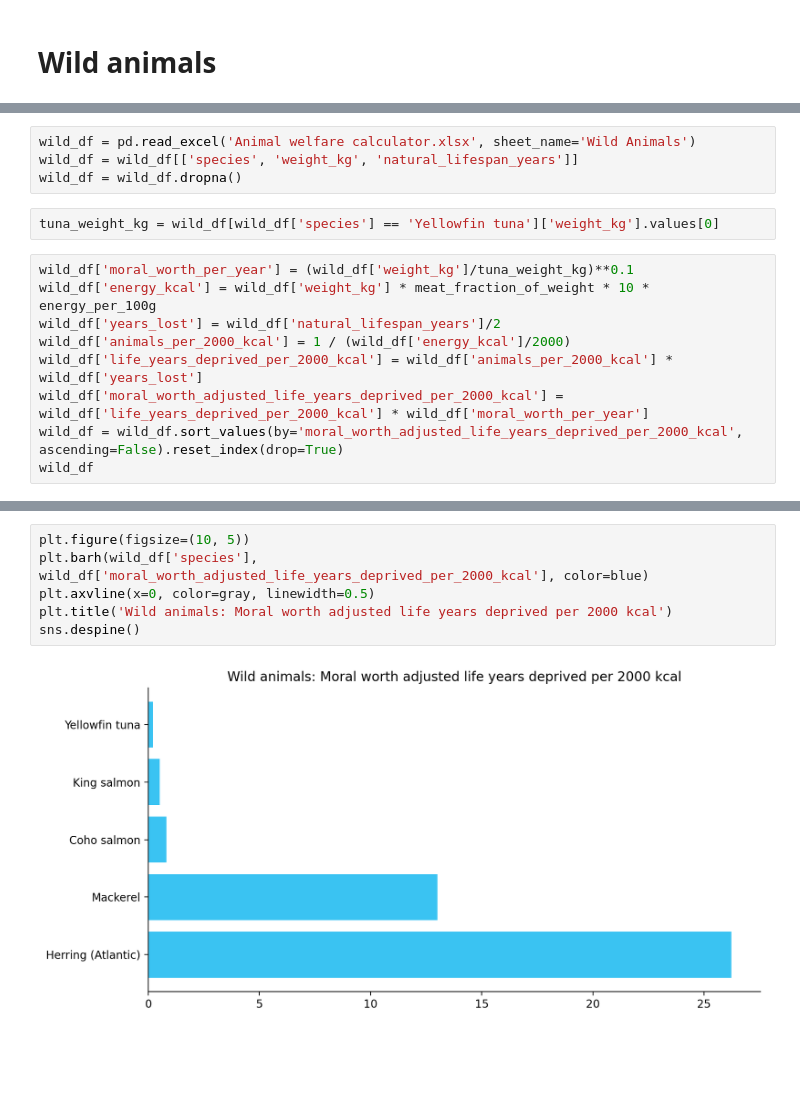
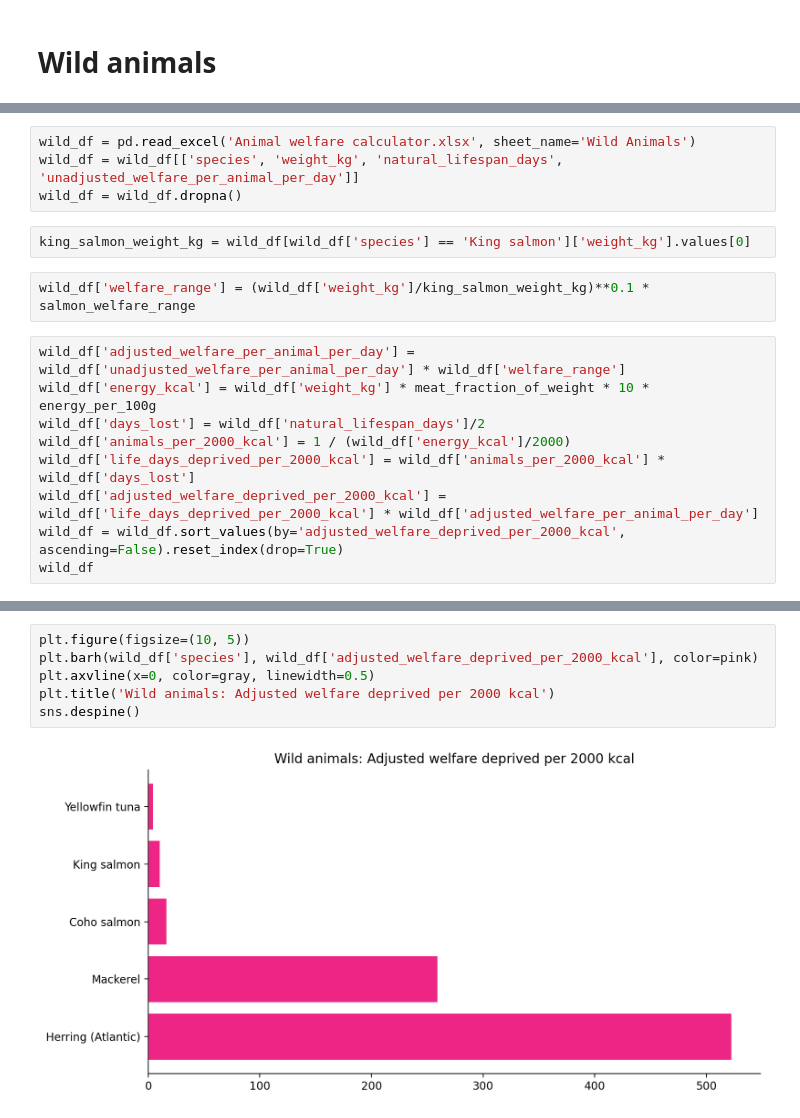
Before and after one commit to csaid/BlogProjects, a Jupyter notebook: 2025_beefotunatarianism/Animal welfare calculator.ipynb, the cells around one changed output, grey strips where cells are left out. Saved outputs shown, nothing was run; the diff lists cells and outputs as text; blank space fills up the shorter version.

```diff
--- a/2025_beefotunatarianism/Animal welfare calculator.ipynb
+++ b/2025_beefotunatarianism/Animal welfare calculator.ipynb
@@ -106,16 +108,18 @@ energy_per_100g = 150
 # %%
 wild_df = pd.read_excel('Animal welfare calculator.xlsx', sheet_name='Wild Animals')
-wild_df = wild_df[['species', 'weight_kg', 'natural_lifespan_years']]
+wild_df = wild_df[['species', 'weight_kg', 'natural_lifespan_days', 'unadjusted_welfare_per_animal_per_day']]
 wild_df = wild_df.dropna()
 # %%
-tuna_weight_kg = wild_df[wild_df['species'] == 'Yellowfin tuna']['weight_kg'].values[0]
+king_salmon_weight_kg = wild_df[wild_df['species'] == 'King salmon']['weight_kg'].values[0]
+# %%
+wild_df['welfare_range'] = (wild_df['weight_kg']/king_salmon_weight_kg)**0.1 * salmon_welfare_range
 # %%
-wild_df['moral_worth_per_year'] = (wild_df['weight_kg']/tuna_weight_kg)**0.1
+wild_df['adjusted_welfare_per_animal_per_day'] = wild_df['unadjusted_welfare_per_animal_per_day'] * wild_df['welfare_range']
 wild_df['energy_kcal'] = wild_df['weight_kg'] * meat_fraction_of_weight * 10 * energy_per_100g
-wild_df['years_lost'] = wild_df['natural_lifespan_years']/2
+wild_df['days_lost'] = wild_df['natural_lifespan_days']/2
 wild_df['animals_per_2000_kcal'] = 1 / (wild_df['energy_kcal']/2000)
-wild_df['life_years_deprived_per_2000_kcal'] = wild_df['animals_per_2000_kcal'] * wild_df['years_lost']
-wild_df['moral_worth_adjusted_life_years_deprived_per_2000_kcal'] = wild_df['life_years_deprived_per_2000_kcal'] * wild_df['moral_worth_per_year']
-wild_df = wild_df.sort_values(by='moral_worth_adjusted_life_years_deprived_per_2000_kcal', ascending=False).reset_index(drop=True)
+wild_df['life_days_deprived_per_2000_kcal'] = wild_df['animals_per_2000_kcal'] * wild_df['days_lost']
+wild_df['adjusted_welfare_deprived_per_2000_kcal'] = wild_df['life_days_deprived_per_2000_kcal'] * wild_df['adjusted_welfare_per_animal_per_day']
+wild_df = wild_df.sort_values(by='adjusted_welfare_deprived_per_2000_kcal', ascending=False).reset_index(drop=True)
 wild_df
 # %% [output]
@@ -128,11 +132,11 @@ wild_df
 # %%
 plt.figure(figsize=(10, 5))
-plt.barh(wild_df['species'], wild_df['moral_worth_adjusted_life_years_deprived_per_2000_kcal'], color=blue)
+plt.barh(wild_df['species'], wild_df['adjusted_welfare_deprived_per_2000_kcal'], color=pink)
 plt.axvline(x=0, color=gray, linewidth=0.5)
-plt.title('Wild animals: Moral worth adjusted life years deprived per 2000 kcal')
+plt.title('Wild animals: Adjusted welfare deprived per 2000 kcal')
 sns.despine()
 # %% [output]
-[figure, old version]
+[figure, new version]
 # %%
 fig, axes = plt.subplots(5, 1, figsize=(10, 10))
 
```
Also changed, not shown: parts of 17 cells of this notebook, 1 other file.
